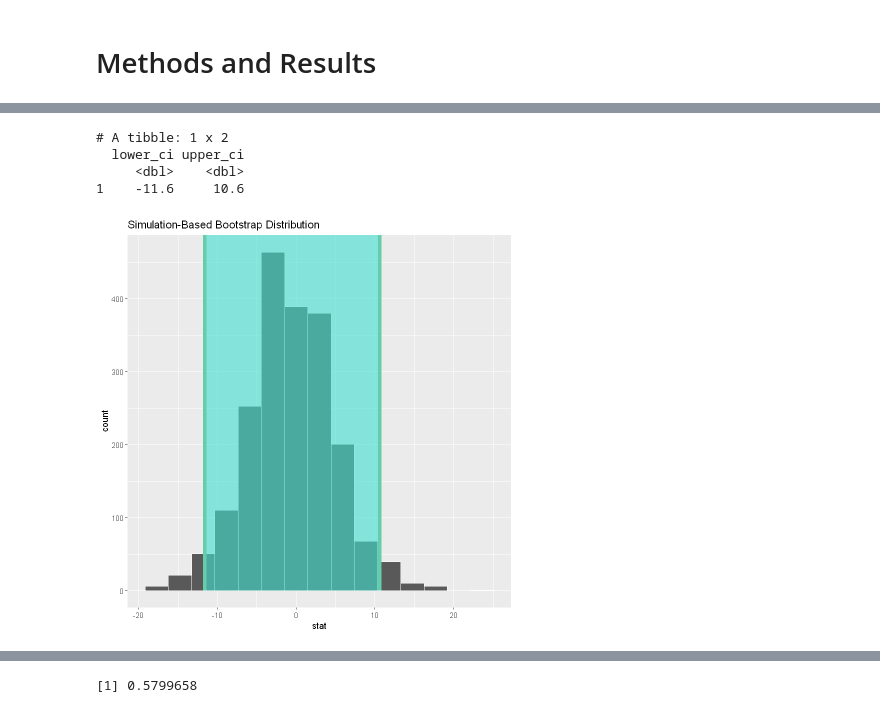
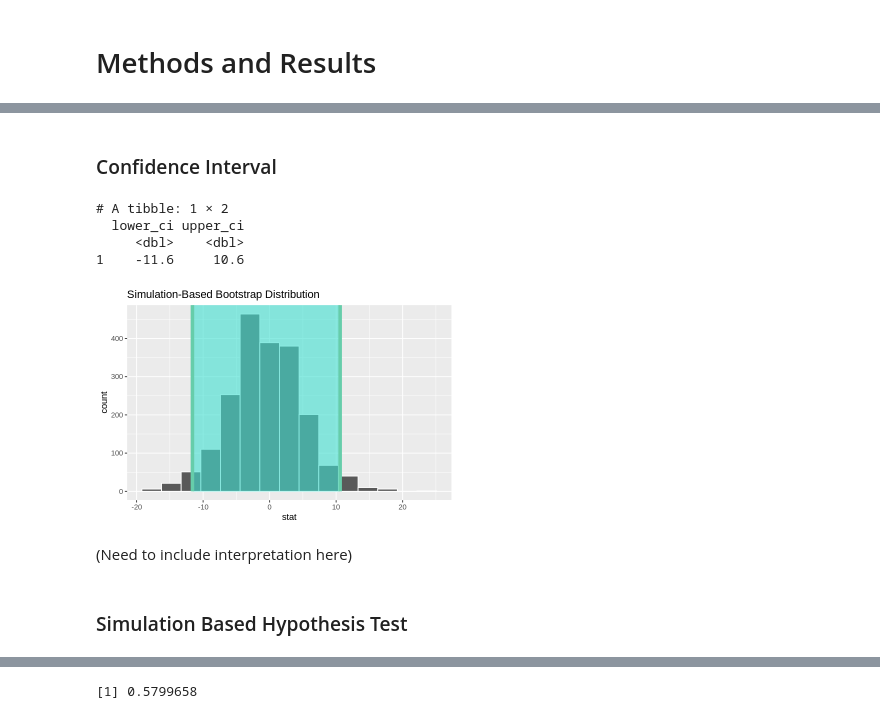
Before and after one commit to Mapleia/STAT_201_proj, a Jupyter notebook: src/Methods_Results.ipynb, the cells around one changed output, grey strips where cells are left out. Cells and saved outputs as stored; diff of their text form; code cells hidden in the pictures.

```diff
--- a/src/Methods_Results.ipynb
+++ b/src/Methods_Results.ipynb
@@ -57,24 +48,33 @@ A tibble: 6 × 4
+# %% [markdown]
+### Confidence Interval
 # %%
+options(repr.plot.width = 6, repr.plot.height = 4)
+
 # set the seed so that the randomization is consistent
 set.seed(1234)
 
 # bootstrap with 2000 replicate
 bootstrap_dist_data_infer <- dataset %>%
-    specify(formula = area~category) %>%
-	generate(type = "bootstrap", reps = 2000) %>%
-	calculate(stat = "diff in means", order = order)
+    specify(formula = area ~ category) %>%
+    generate(type = "bootstrap", reps = 2000) %>%
+    calculate(stat = "diff in means", order = order)
 
 percentile_ci <- bootstrap_dist_data_infer	%>%
-	get_ci(type = "percentile", level = 0.95)
+    get_ci(type = "percentile", level = 0.95)
 print(percentile_ci)
 
 # confidence interval of the difference in means
-bootstrap_dist_data_infer	%>%	visualize() +
-	shade_confidence_interval(endpoints = percentile_ci)
+bootstrap_dist_data_infer %>%
+    visualize() +
+    shade_confidence_interval(endpoints = percentile_ci)
 # %% [output]
-# A tibble: 1 x 2
+# A tibble: 1 × 2
   lower_ci upper_ci
      <dbl>    <dbl>
 1    -11.6     10.6
-[figure, old version]
+[figure, new version]
+# %% [markdown]
+(Need to include interpretation here)
+# %% [markdown]
+### Simulation Based Hypothesis Test
 # %%
```
Also changed, not shown: parts of 10 cells of this notebook, 2 other files.
